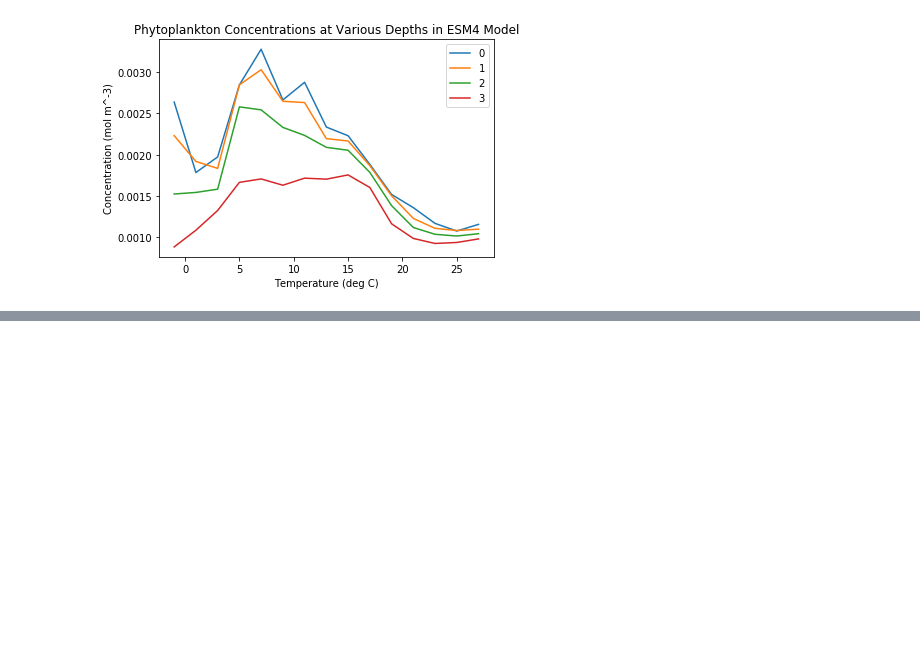
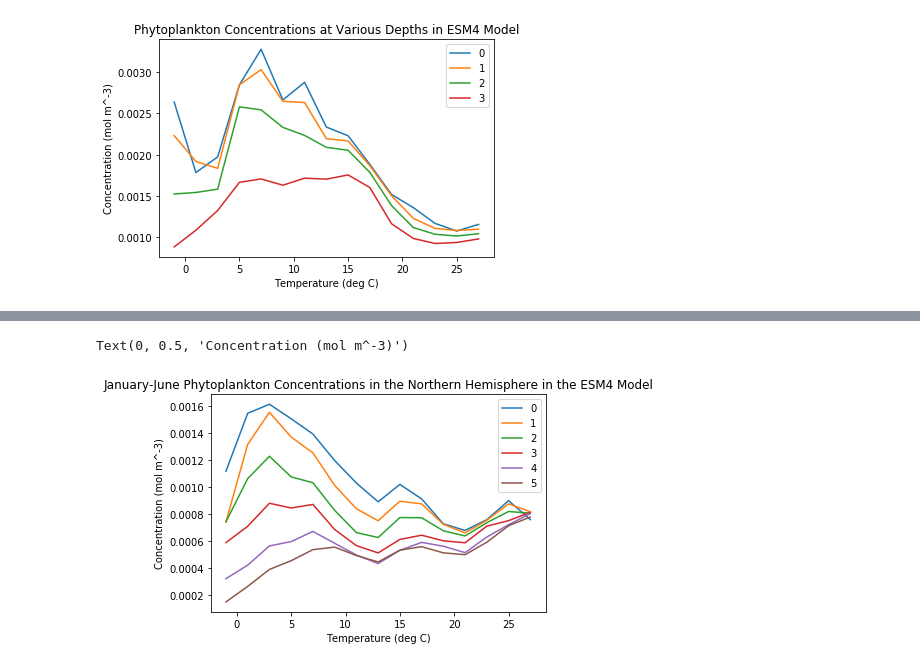
Before and after one commit to mlexaathews/wmt_bgc, a Jupyter notebook: phyc-hemispheres.ipynb, the cells around one changed output, grey strips where cells are left out. Drawn from its saved outputs; the diff is of its cells as text; code cells hidden in the pictures; blank space fills up the shorter version.

```diff
--- a/phyc-hemispheres.ipynb
+++ b/phyc-hemispheres.ipynb
@@ -165,2 +186,20 @@ Text(0, 0.5, 'Concentration (mol m^-3)')
 # %%
 ## Alrighty so it seems as though after 7 depth levels the phytoplankton concentration becomes similar/there aren't many differences that the model picks up.
+# %%
+## This is a plot for phytoplankton concentrations between January and June at depth levels 0-7 in the northern hemisphere
+for t in (0,1,2,3,4,5):
+
+        pV_in_theta = df.pV.isel(time=t,z_l=range(0,8,1),yh=range(0,288)).groupby_bins('thetao',theta_bins)
+        V_in_theta = df.volcello.isel(time=t,z_l=range(0,8,1),yh=range(0,288)).groupby_bins('thetao',theta_bins)
+
+        p_vmean = pV_in_theta.sum(xr.ALL_DIMS)/V_in_theta.sum(xr.ALL_DIMS)
+
+        p_vmean.plot(label= '%s' % t)
+
+plt.title('January-June Phytoplankton Concentrations in the Northern Hemisphere in the ESM4 Model')
+plt.legend()
+plt.xlabel('Temperature (deg C)')
+plt.ylabel('Concentration (mol m^-3)')
+# %% [output]
+Text(0, 0.5, 'Concentration (mol m^-3)')
+[figure, added]
```
Also changed, not shown: parts of 9 cells of this notebook.
